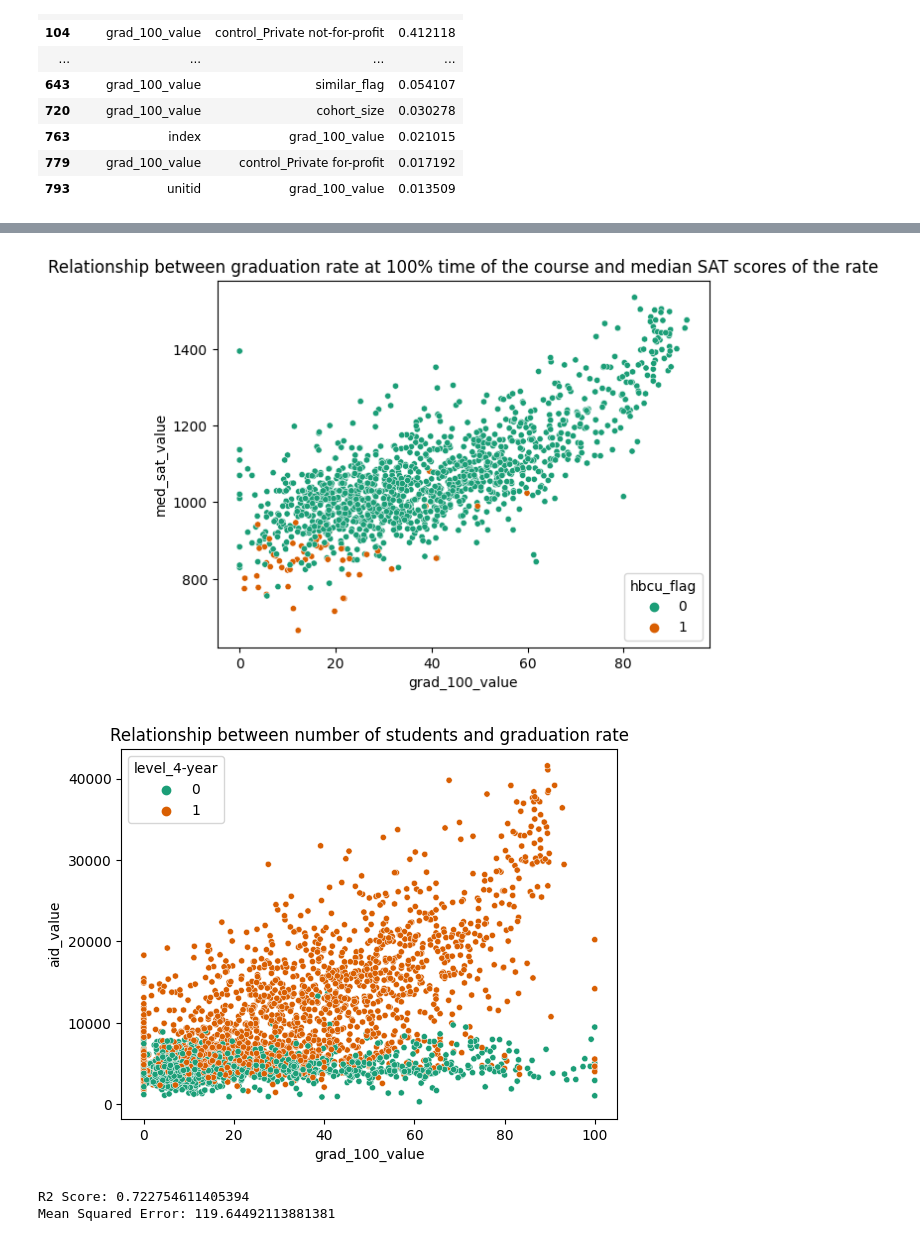
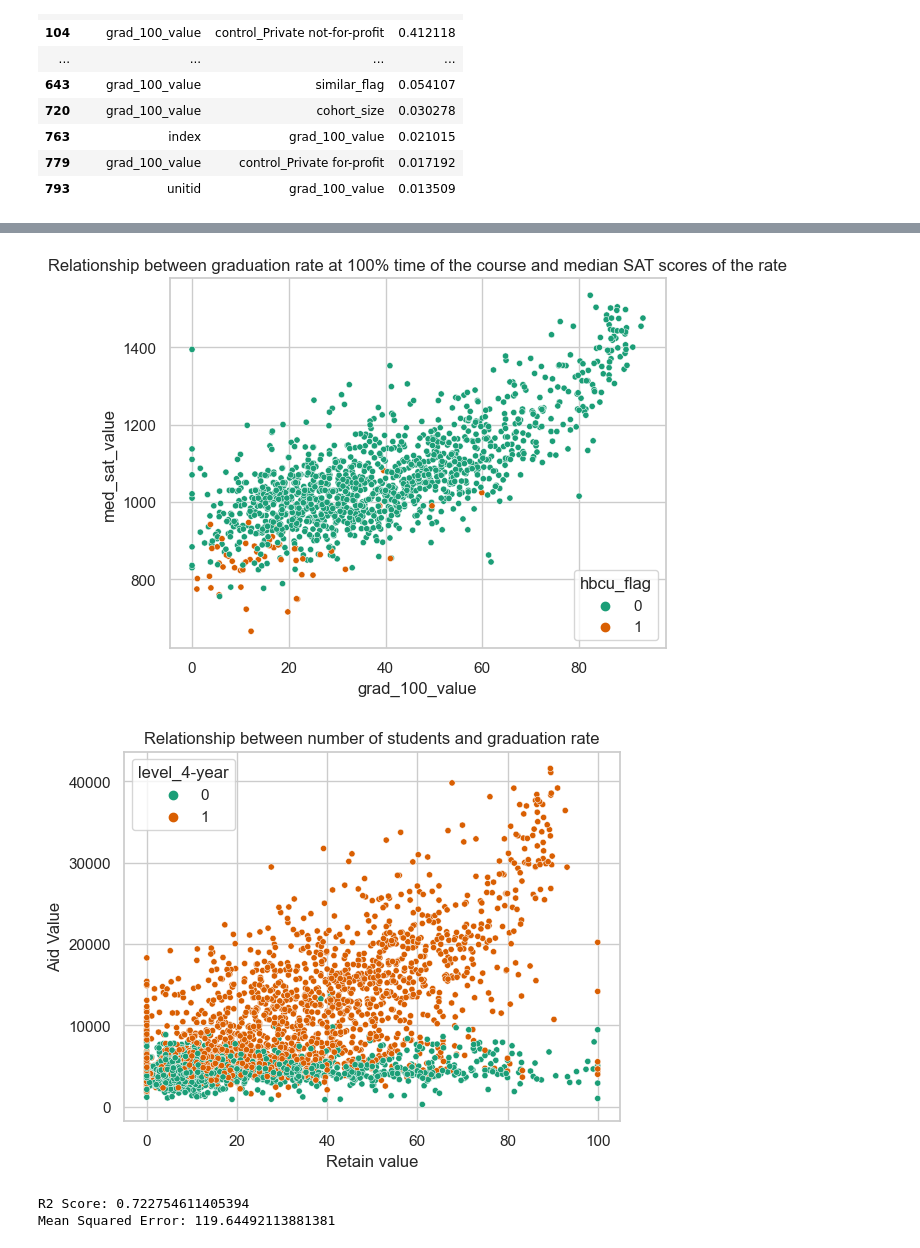
Before and after one commit to s-patel12/data_science_nanodegree, a Jupyter notebook: master_script.ipynb, the cells around one changed output, grey strips where cells are left out. Saved outputs shown, nothing was run; the diff lists cells and outputs as text; code cells hidden in the pictures.

```diff
--- a/master_script.ipynb
+++ b/master_script.ipynb
@@ -9,5 +25,6 @@ from sklearn.linear_model import LinearRegression
 from sklearn.model_selection import train_test_split
 from sklearn.metrics import r2_score, mean_squared_error
 %matplotlib inline
+sns.set_theme(style="whitegrid")
 # %% [markdown]
 ### Describe the Data
@@ -107,13 +160,12 @@ df_object = df.select_dtypes(include='object')
 object_col_list = list(df_object.columns)
 cat_col_list = object_col_list[3:5]
 object_col_list = object_col_list[6:]
+df_cat = df.copy()
 
 for col in object_col_list:
-    df[f'{col}_flag'] = np.where(df[col].isna(), 0, 1)
-df.drop(columns=object_col_list, axis=1, inplace=True)
+    df_cat[f'{col}_flag'] = np.where(df_cat[col].isna(), 0, 1)
+df_cat.drop(columns=object_col_list, axis=1, inplace=True)
 
 for var in cat_col_list:
-    df = pd.concat([df.drop(var, axis=1), pd.get_dummies(df[var], prefix=var, prefix_sep='_')], axis=1)
-# Made flag columns for binary object cols e.g. hbcu and flagship
-# Made dummy columns for categorical cols e.g. level anf control
+    df_cat = pd.concat([df_cat.drop(var, axis=1), pd.get_dummies(df_cat[var], prefix=var, prefix_sep='_')], axis=1)
 # %%
@@ -188,6 +259,7 @@ missing_value_df.head(20)
 # %%
-no_missing = list(df.columns[df.isna().any() == False])
-print(no_missing)
-vsa_missing_cols = list(df.columns[df.isnull().mean() > 0.90])
-print(vsa_missing_cols)
+no_missing = list(df_cat.columns[df_cat.isna().any() == False])
+print(f"The number of columns with no missing data: {len(no_missing)}")
+vsa_missing_cols = list(df_cat.columns[df_cat.isnull().mean() > 0.90])
+print(f"Columns with >90% missing data and will be dropped: {vsa_missing_cols}")
+df_cat.drop(vsa_missing_cols, axis=1, inplace=True)
 # %% [output]
@@ -257,10 +328,10 @@ df_corr.tail(10)
 # %% [markdown]
 ## Question 1: What effect do an institution's characteristics have on their graduation rate?
 # %%
-print(df['grad_100_value'].isna().sum())
-print(df['grad_150_value'].isna().sum())
-print(df[(df['grad_100_value'].isna() == True) & (df['grad_150_value'].isna() == True)].shape[0])
-df_grad_clean = df.dropna(subset=['grad_100_value'])
+print(df_cat['grad_100_value'].isna().sum())
+print(df_cat['grad_150_value'].isna().sum())
+print(df_cat[(df_cat['grad_100_value'].isna() == True) & (df_cat['grad_150_value'].isna() == True)].shape[0])
+df_grad_clean = df_cat.dropna(subset=['grad_100_value'])
 # 331 rows missing grad_100 and grad_150 cols, missings in both cols (and in percentile ones) correlate
 # %% [output]
 331
@@ -304,13 +375,15 @@ plt.title("Relationship between graduation rate at 100% time of the course and m
 plt.show()
 # Seems that control has a way of splitting up the data, looking at 2 corners of the grap, same with hbcu_flag
 # %% [output]
-[figure, old version]
+[figure, new version]
 # %%
 sns.scatterplot(x="grad_100_value", y="aid_value", hue='level_4-year', data=df_grad_clean, palette="Dark2", s=20)
 plt.title("Relationship between number of students and graduation rate")
+plt.xlabel('Retain value');
+plt.ylabel('Aid Value');
 plt.show()
 # %% [output]
-[figure, old version]
+[figure, new version]
 # %%
 # Try a model first that doesn't use categorical variables
 random.seed(234)
```
Also changed, not shown: parts of 55 cells of this notebook, 2 other files.
